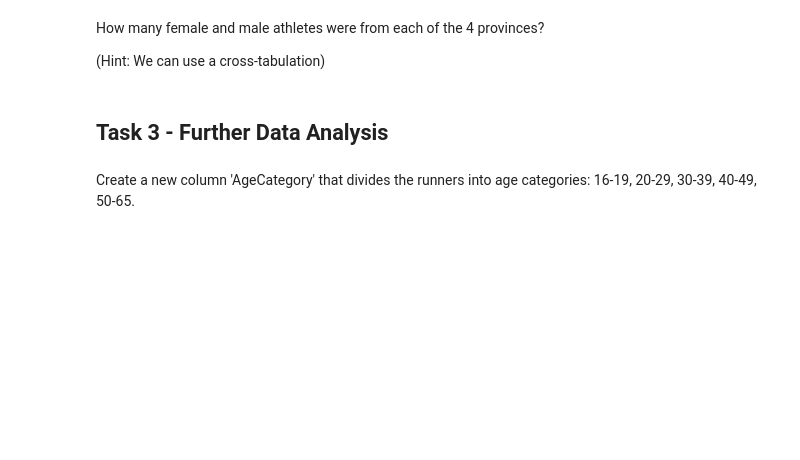
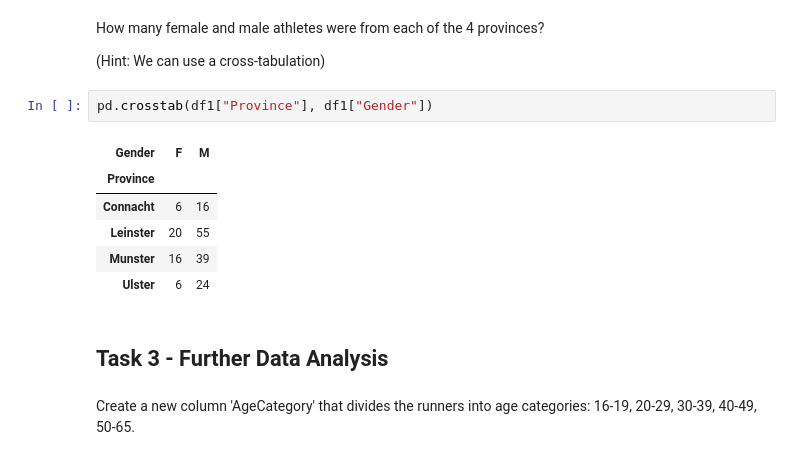
Before and after one commit to Yolo-Arts/UCD_Stage_1, a Jupyter notebook: COMP10320/Labs/Lab 7/Lab 07 Tasks.ipynb, the cells around one changed output. Drawn from its saved outputs; the diff is of its cells as text; blank space fills up the shorter version.

```diff
--- a/COMP10320/Labs/Lab 7/Lab 07 Tasks.ipynb
+++ b/COMP10320/Labs/Lab 7/Lab 07 Tasks.ipynb
@@ -45,6 +116,15 @@ How many female and male athletes competed in the race? How many athletes from e
 How many female and male athletes were from each of the 4 provinces?
 
 (Hint: We can use a cross-tabulation)
+# %%
+pd.crosstab(df1["Province"], df1["Gender"])
+# %% [output]
+| Gender | F | M |
+| Province |  |  |
+| Connacht | 6 | 16 |
+| Leinster | 20 | 55 |
+| Munster | 16 | 39 |
+| Ulster | 6 | 24 |
 # %% [markdown]
 ## Task 3 - Further Data Analysis
 # %% [markdown]
```
Also changed, not shown: parts of 12 cells of this notebook, 3 other files.
